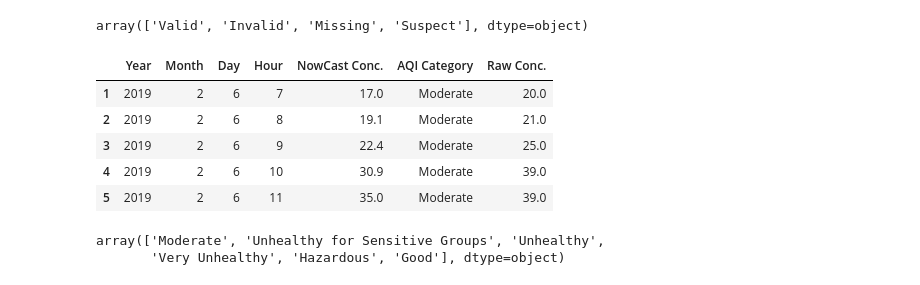
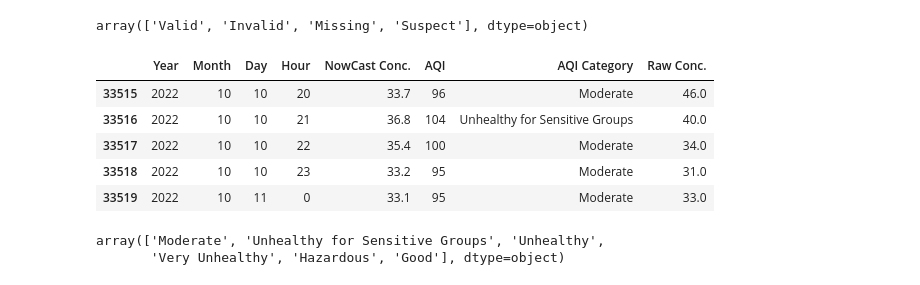
Before and after one commit to bashiralam185/Final_year_project, a Jupyter notebook: Datasets/classification models/Untitled.ipynb, the cells around one changed output. Cells and saved outputs as stored; diff of their text form; code cells hidden in the pictures.

```diff
--- a/Datasets/classification models/Untitled.ipynb
+++ b/Datasets/classification models/Untitled.ipynb
@@ -44,18 +44,18 @@ data.drop('Date (LT)',axis=1, inplace=True)
 data.drop('Conc. Unit',axis=1, inplace=True)
 data.drop('Duration',axis=1, inplace=True)
 # %%
-data.drop('AQI',axis=1, inplace=True)
+# data.drop('AQI',axis=1, inplace=True)
 # %%
 data.drop('QC Name',axis=1, inplace=True)
 # %%
-data.head()
+data.tail()
 # %% [output]
-|  | Year | Month | Day | Hour | NowCast Conc. | AQI Category | Raw Conc. |
-| 1 | 2019 | 2 | 6 | 7 | 17.0 | Moderate | 20.0 |
-| 2 | 2019 | 2 | 6 | 8 | 19.1 | Moderate | 21.0 |
-| 3 | 2019 | 2 | 6 | 9 | 22.4 | Moderate | 25.0 |
-| 4 | 2019 | 2 | 6 | 10 | 30.9 | Moderate | 39.0 |
-| 5 | 2019 | 2 | 6 | 11 | 35.0 | Moderate | 39.0 |
+|  | Year | Month | Day | Hour | NowCast Conc. | AQI | AQI Category | Raw Conc. |
+| 33515 | 2022 | 10 | 10 | 20 | 33.7 | 96 | Moderate | 46.0 |
+| 33516 | 2022 | 10 | 10 | 21 | 36.8 | 104 | Unhealthy for Sensitive Groups | 40.0 |
+| 33517 | 2022 | 10 | 10 | 22 | 35.4 | 100 | Moderate | 34.0 |
+| 33518 | 2022 | 10 | 10 | 23 | 33.2 | 95 | Moderate | 31.0 |
+| 33519 | 2022 | 10 | 11 | 0 | 33.1 | 95 | Moderate | 33.0 |
 # %%
 data['AQI Category'].unique()
 # %% [output]
```
Also changed, not shown: 4 other files.
